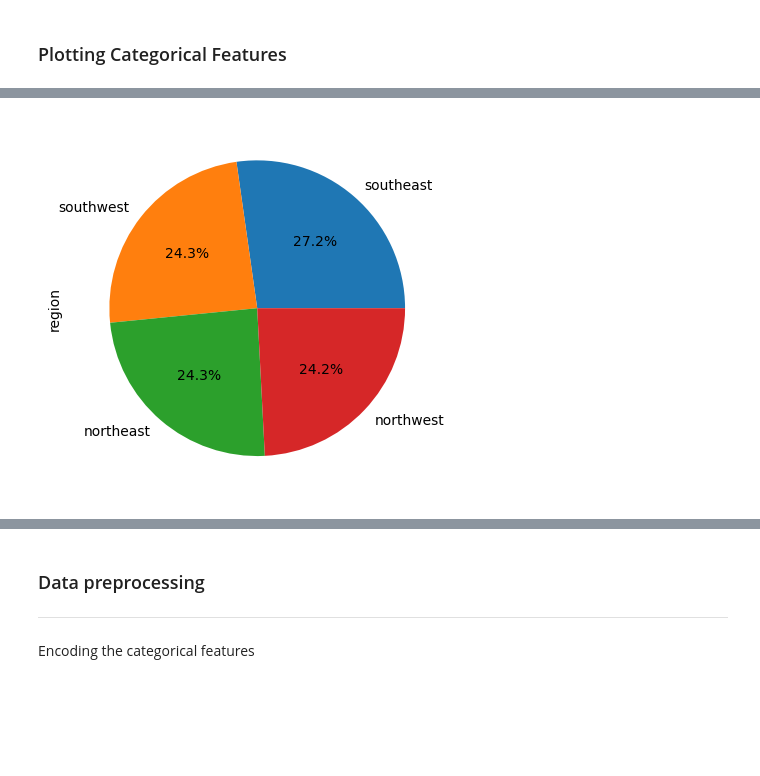
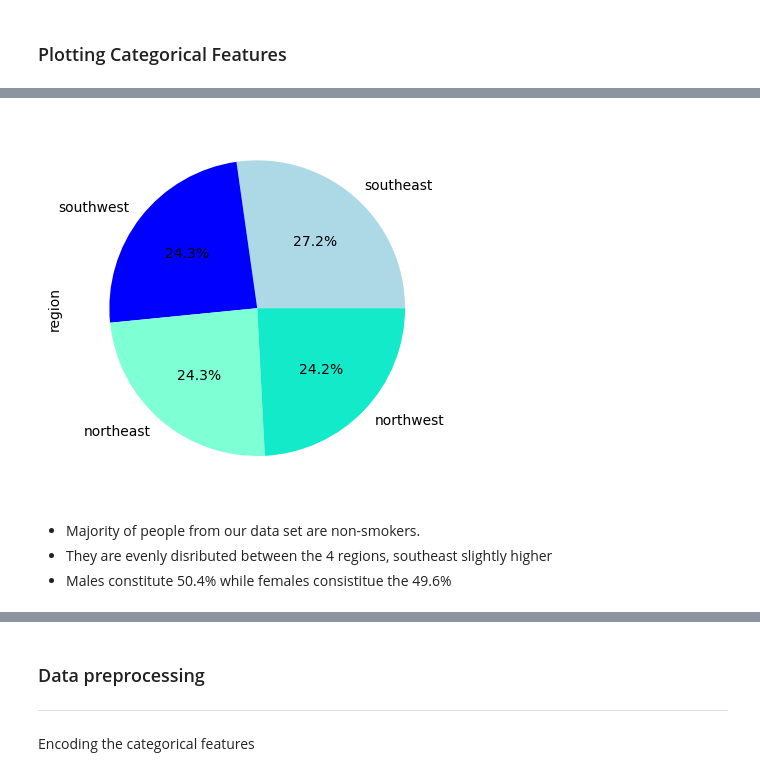
Before and after one commit to UzmaSayyeda/medical_insurance_cost_prediction, a Jupyter notebook: medical_insurance_cost_prediction.ipynb, the cells around one changed output, grey strips where cells are left out. Cells and saved outputs as stored; diff of their text form; code cells hidden in the pictures; blank space fills up the shorter version.

```diff
--- a/medical_insurance_cost_prediction.ipynb
+++ b/medical_insurance_cost_prediction.ipynb
@@ -204,5 +212,10 @@ plt.show()
 # %% [markdown]
 ### Plotting Categorical Features
+# %%
+# function to plot categorical values
+def pie(data):
+    data.plot(kind= "pie", autopct = "%1.1f%%", colors = ["lightblue", "blue", "aquamarine", "#13EAC9"])
+    plt.show()
 # %%
 # distribution of male vs female
 
@@ -220,8 +231,11 @@ plt.show()
 # %%
 # distribution of different regions.
 
-clean_df["region"].value_counts().plot(kind= "pie",autopct = "%1.1f%%")
-plt.show()
+pie(clean_df["region"].value_counts())
 # %% [output]
-[figure, old version]
+[figure, new version]
+# %% [markdown]
+- Majority of people from our data set are non-smokers.
+- They are evenly disributed between the 4 regions, southeast slightly higher
+- Males constitute 50.4% while females consistitue the 49.6%
 # %%
```
Also changed, not shown: parts of 28 cells of this notebook, 8 other files.
